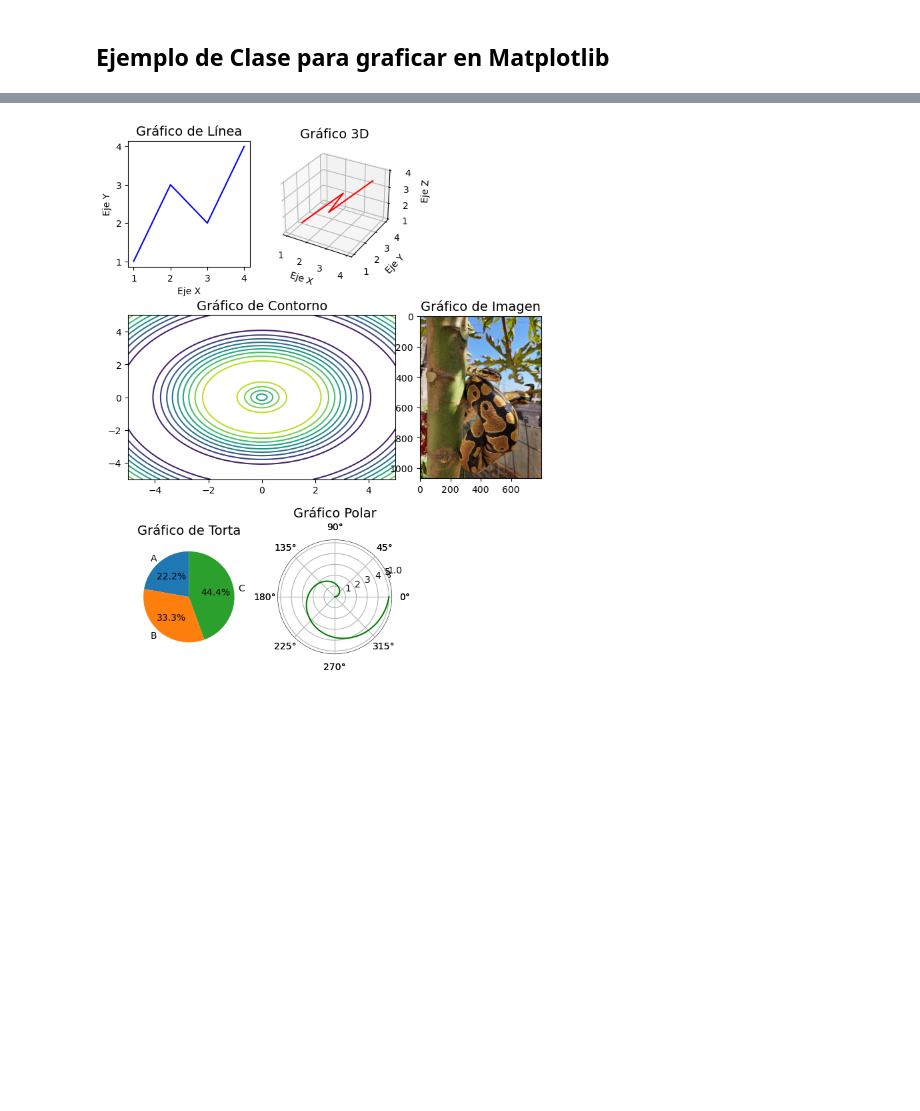
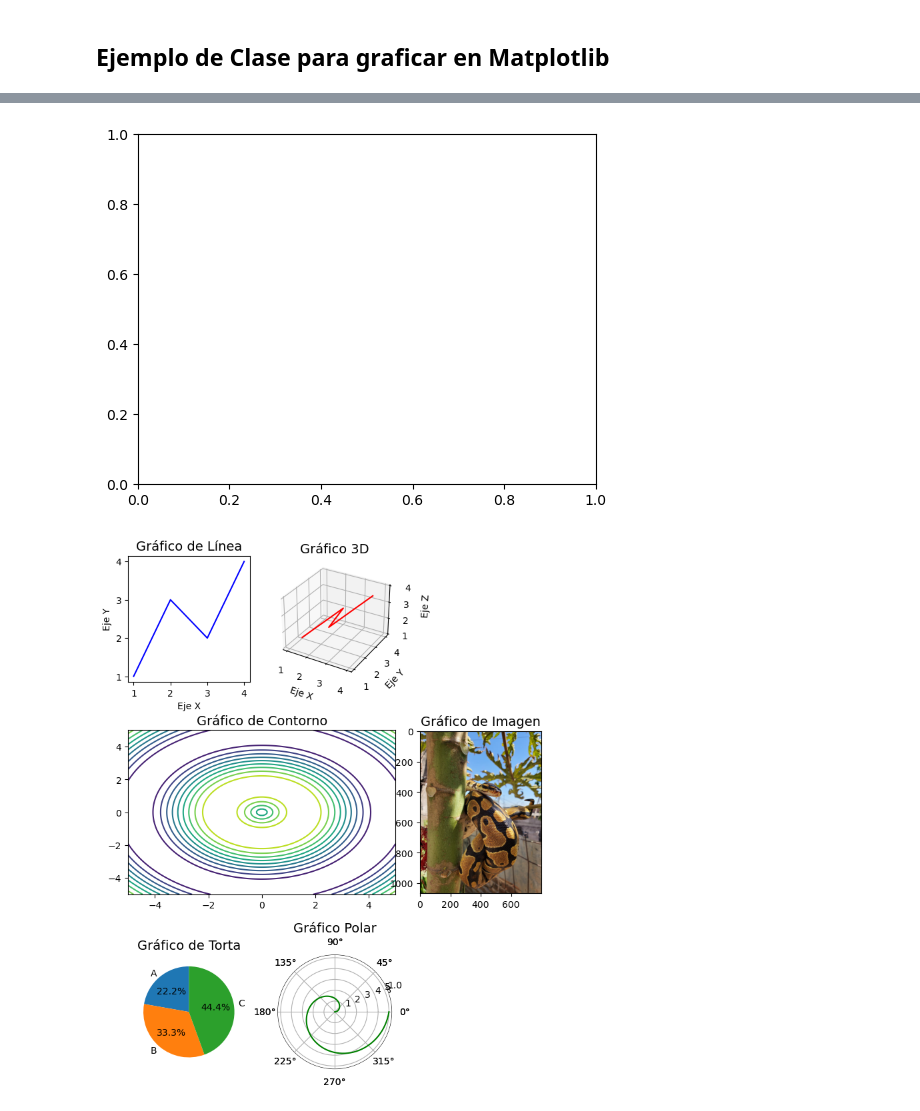
Before and after one commit to Santiago-Echeverri-Arteaga/Programacion_UQ_Fisica, a Jupyter notebook: Codigos/sympy_scipy_matplotlib.ipynb, the cells around one changed output, grey strips where cells are left out. Drawn from its saved outputs; the diff is of its cells as text; code cells hidden in the pictures; blank space fills up the shorter version.

```diff
--- a/Codigos/sympy_scipy_matplotlib.ipynb
+++ b/Codigos/sympy_scipy_matplotlib.ipynb
@@ -1903,3 +1909,92 @@ plt.show()
 [figure]
 # %% [markdown]
 ## Ejemplo de Clase para graficar en Matplotlib
+# %%
+import matplotlib.pyplot as plt
+from matplotlib.gridspec import GridSpec
+from mpl_toolkits.mplot3d import Axes3D
+import numpy as np
+import matplotlib.image as mpimg
+
+class CustomPlot:
+    def __init__(self, coordenada_x, **kwargs):
+        self.x = coordenada_x
+        self.rows = 2
+        self.cols = 2
+        self.gs = GridSpec(self.rows, self.cols, **kwargs)
+        self.fig = plt.figure(figsize=(13,10), constrained_layout=True)
+        self.ax1 = self.fig.add_subplot(self.gs[0, 0])
+        self.ax2 = self.fig.add_subplot(self.gs[0, 1])
+        self.ax3 = self.fig.add_subplot(self.gs[1, 0])
+        self.current_ax = None
+
+
+    def create_subplot(self, row, col, rowspan=1, colspan=1, projection=None, **kwargs):
+        if projection != None:
+            self.ax[row * self.cols + col] = self.fig.add_subplot(self.gs[row:row+rowspan, col:col+colspan], projection=projection, **kwargs)
+        else:
+            self.ax[row * self.cols + col] = self.fig.add_subplot(self.gs[row:row+rowspan, col:col+colspan], **kwargs)
+        self.current_ax = self.ax[row * self.cols + col]
+
+    def set_title(self, title, **kwargs):
+        if self.current_ax:
+            self.current_ax.set_title(title, **kwargs)
+
+    def set_xlabel(self, label, **kwargs):
+        if self.current_ax:
+            self.current_ax.set_xlabel(label, **kwargs)
+
+    def set_ylabel(self, label, **kwargs):
+        if self.current_ax:
+            self.current_ax.set_ylabel(label, **kwargs)
+
+    def plot(self, x, y, **kwargs):
+        if self.current_ax:
+            self.current_ax.plot(x, y, **kwargs)
+
+    def scatter(self, x, y, **kwargs):
+        if self.current_ax:
+            self.current_ax.scatter(x, y, **kwargs)
+
+    def bar(self, x, height, **kwargs):
+        if self.current_ax:
+            self.current_ax.bar(x, height, **kwargs)
+
+    def barh(self, y, width, **kwargs):
+        if self.current_ax:
+            self.current_ax.barh(y, width, **kwargs)
+
+    def errorbar(self, x, y, yerr, **kwargs):
+        if self.current_ax:
+            self.current_ax.errorbar(x, y, yerr, **kwargs)
+
+    def streamplot(self, X, Y, U, V, **kwargs):
+        if self.current_ax:
+            self.current_ax.streamplot(X, Y, U, V, **kwargs)
+
+    def plot3d(self, x, y, z, **kwargs):
+        if self.current_ax:
+            self.current_ax.plot(x, y, z, **kwargs)
+
+    def polar(self, row, col, theta, r, **kwargs):
+        ax = self.fig.add_subplot(self.gs[row, col], projection='polar')
+        ax.plot(theta, r, **kwargs)
+        ax.spines['polar'].set_visible(False)
+
+    def contour(self, X, Y, Z, **kwargs):
+        if self.current_ax:
+            self.current_ax.contour(X, Y, Z, **kwargs)
+
+    def imshow(self, X, **kwargs):
+        if self.current_ax:
+            self.current_ax.imshow(X, **kwargs)
+
+    def pie(self, x, explode=None, labels=None, colors=None, autopct=None, **kwargs):
+        if self.current_ax:
+            self.current_ax.pie(x, explode=explode, labels=labels, colors=colors, autopct=autopct, **kwargs)
+
+    def show(self):
+        plt.show()
+
+CustomPlot(23)
+# %% [output]
@@ -1906,3 +2002,4 @@ plt.show()
+[figure, added]
 # %%
 import matplotlib.pyplot as plt
 from matplotlib.gridspec import GridSpec
```
Also changed, not shown: parts of 3 cells of this notebook, 3 other files.
